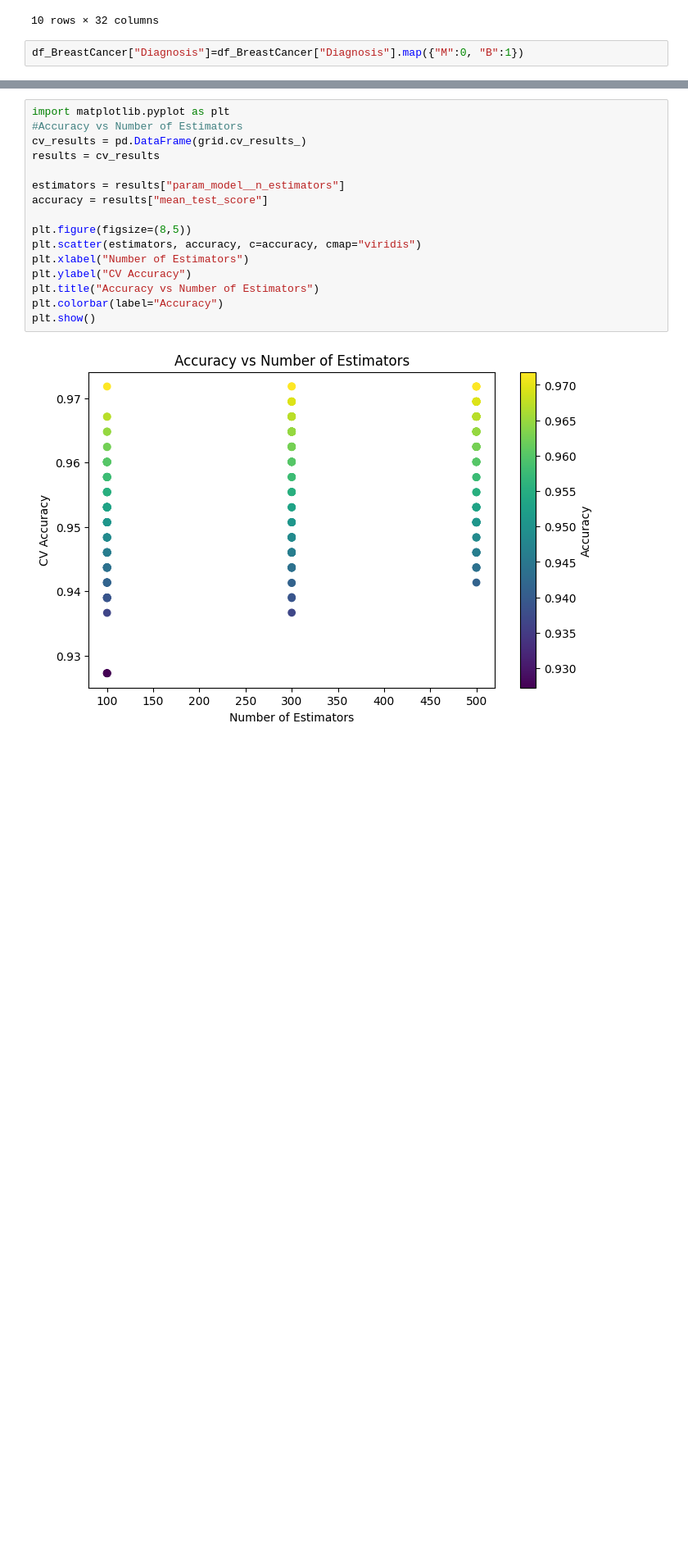
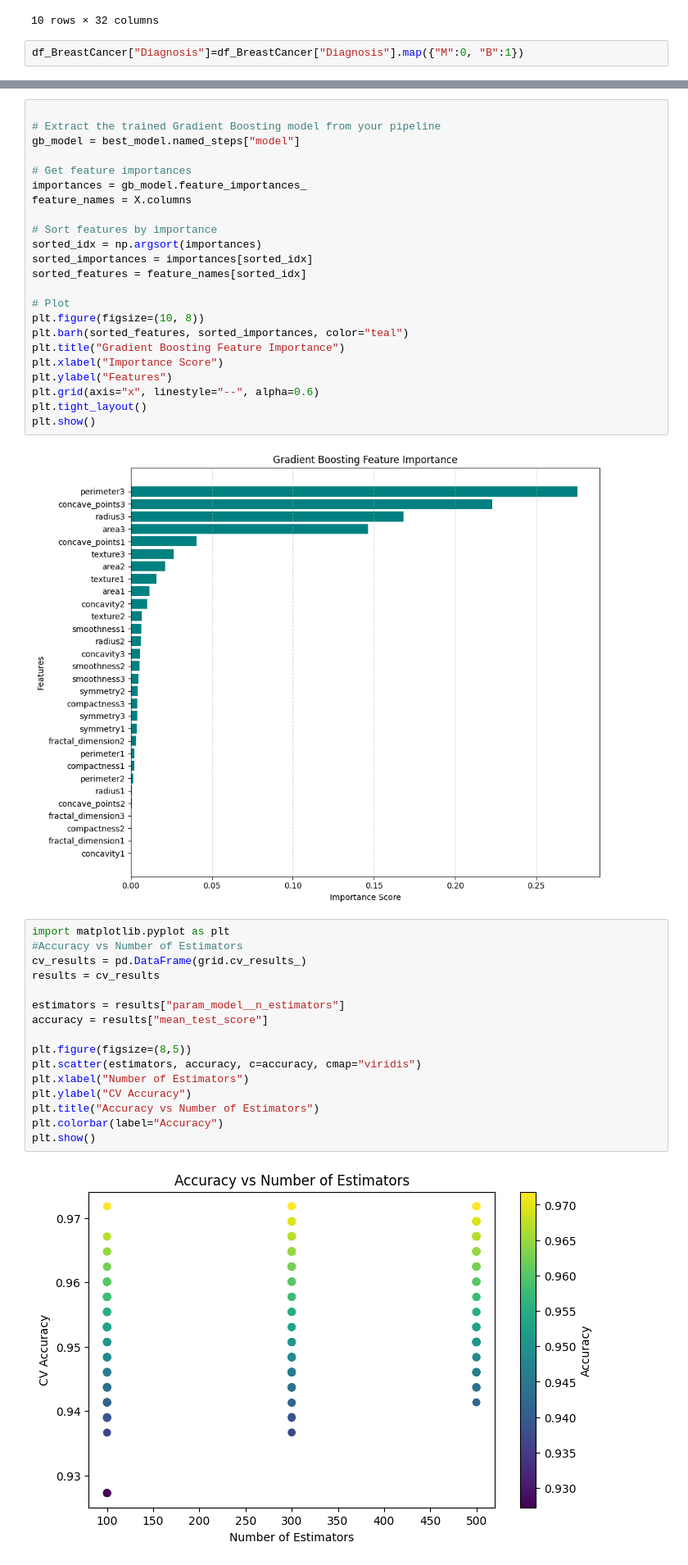
Before and after one commit to Jbaner/OMDSModC_Capstone_Project, a Jupyter notebook: OMDS_ModC_Week9_Banerjee_Jayeeta.ipynb, the cells around one changed output, grey strips where cells are left out. Shown at 82% size. Saved outputs shown, nothing was run; the diff lists cells and outputs as text; blank space fills up the shorter version.

```diff
--- a/OMDS_ModC_Week9_Banerjee_Jayeeta.ipynb
+++ b/OMDS_ModC_Week9_Banerjee_Jayeeta.ipynb
@@ -107,6 +148,31 @@ The optimized Gradient Boosting classifier achieved strong performance on the br
 The final model achieved an accuracy of approximately **95.8%** on the test dataset. The classification report shows that the model performed well for both classes. For class 0 (benign), the model achieved a precision of **0.98**, recall of **0.91**, and an F1-score of **0.94**. For class 1 (malignant), the model achieved a precision of **0.95**, recall of **0.99**, and an F1-score of **0.97**.
 
 The high recall of **0.99** for malignant cases is particularly important in a medical diagnosis setting because it indicates that the model successfully identified nearly all cancer cases, minimizing the risk of false negatives. The weighted average F1-score of **0.96** demonstrates consistent overall performance despite some imbalance between the two classes. Overall, the tuned Gradient Boosting model effectively captured complex relationships among breast cancer features while maintaining strong predictive accuracy and generalization ability.
+# %%
+
+# Extract the trained Gradient Boosting model from your pipeline
+gb_model = best_model.named_steps["model"]
+
+# Get feature importances
+importances = gb_model.feature_importances_
+feature_names = X.columns
+
+# Sort features by importance
+sorted_idx = np.argsort(importances)
+sorted_importances = importances[sorted_idx]
+sorted_features = feature_names[sorted_idx]
+
+# Plot
+plt.figure(figsize=(10, 8))
+plt.barh(sorted_features, sorted_importances, color="teal")
+plt.title("Gradient Boosting Feature Importance")
+plt.xlabel("Importance Score")
+plt.ylabel("Features")
+plt.grid(axis="x", linestyle="--", alpha=0.6)
+plt.tight_layout()
+plt.show()
+# %% [output]
+[figure, added]
 # %%
 import matplotlib.pyplot as plt
 #Accuracy vs Number of Estimators
```
Also changed, not shown: parts of 3 cells of this notebook.
